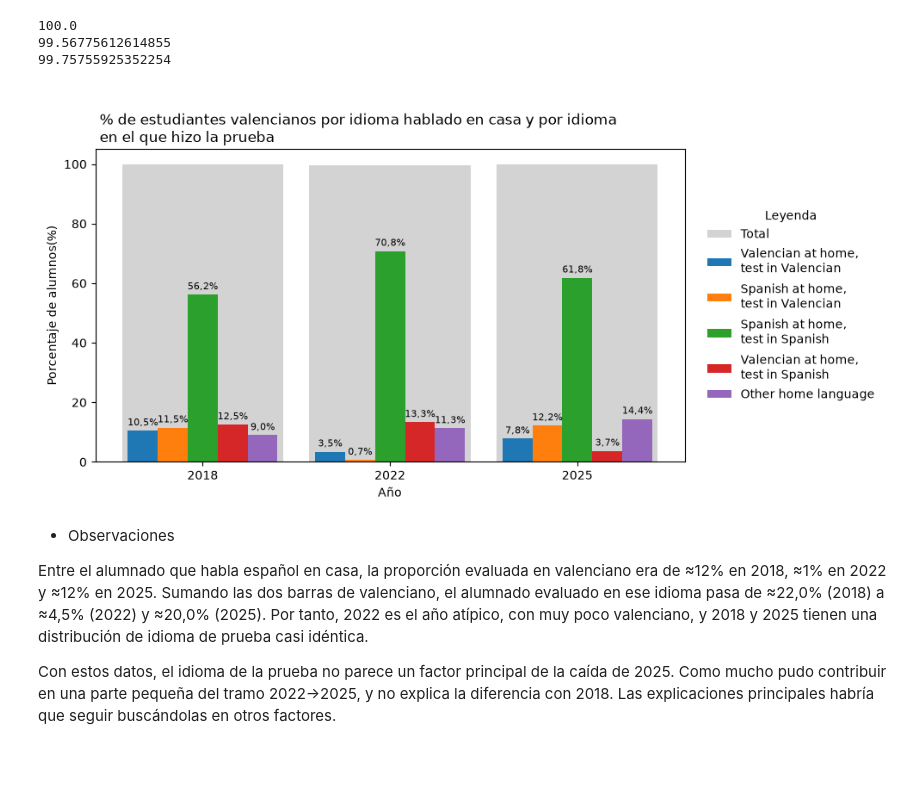
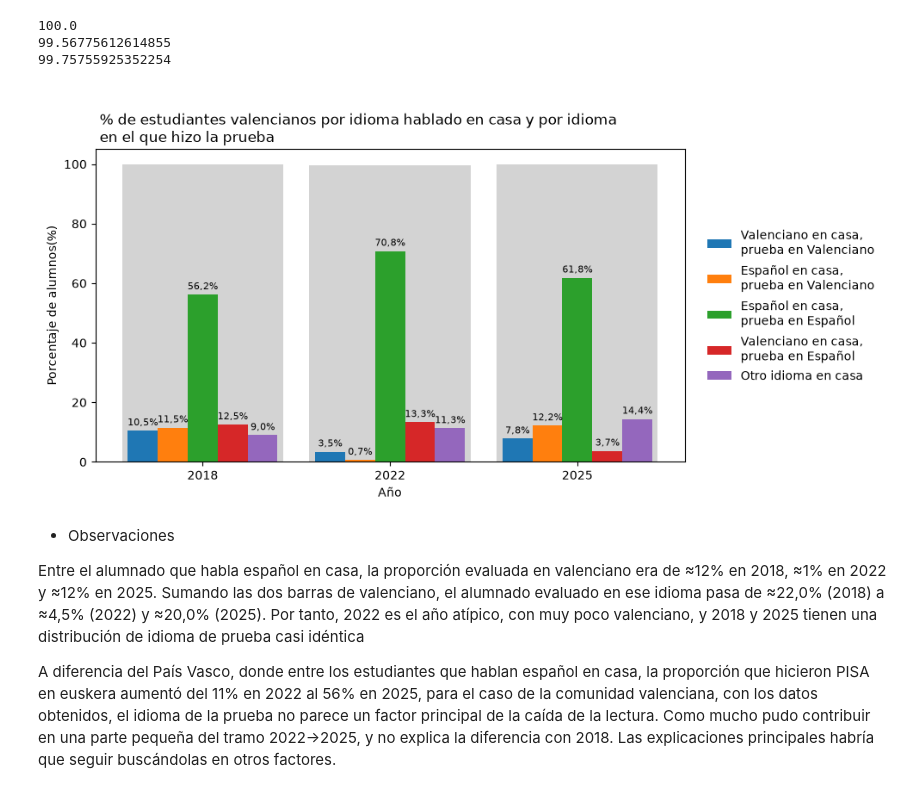
Before and after one commit to PaulitaLull/EDA_PAULA_LULL, a Jupyter notebook: PISA/estudio_idioma.ipynb, the cells around one changed output. Drawn from its saved outputs; the diff is of its cells as text; code cells hidden in the pictures; blank space fills up the shorter version.

```diff
--- a/PISA/estudio_idioma.ipynb
+++ b/PISA/estudio_idioma.ipynb
@@ -134,21 +134,21 @@ data = pd.DataFrame(
             "2025",
         ],
         "sub_category": [
-            'Valencian at home,\ntest in Valencian',
-            'Spanish at home,\ntest in Valencian',
-            'Spanish at home,\ntest in Spanish',
-            'Valencian at home,\ntest in Spanish',
-            'Other home language',
-            'Valencian at home,\ntest in Valencian',
-            'Spanish at home,\ntest in Valencian',
-            'Spanish at home,\ntest in Spanish',
-            'Valencian at home,\ntest in Spanish',
-            'Other home language',
-            'Valencian at home,\ntest in Valencian',
-            'Spanish at home,\ntest in Valencian',
-            'Spanish at home,\ntest in Spanish',
-            'Valencian at home,\ntest in Spanish',
-            'Other home language',
+            'Valenciano en casa,\nprueba en Valenciano',
+            'Español en casa,\nprueba en Valenciano',
+            'Español en casa,\nprueba en Español',
+            'Valenciano en casa,\nprueba en Español',
+            'Otro idioma en casa',
+            'Valenciano en casa,\nprueba en Valenciano',
+            'Español en casa,\nprueba en Valenciano',
+            'Español en casa,\nprueba en Español',
+            'Valenciano en casa,\nprueba en Español',
+            'Otro idioma en casa',
+            'Valenciano en casa,\nprueba en Valenciano',
+            'Español en casa,\nprueba en Valenciano',
+            'Español en casa,\nprueba en Español',
+            'Valenciano en casa,\nprueba en Español',
+            'Otro idioma en casa',
         ],
     }
 )
@@ -161,11 +161,11 @@ data = data.sort_values(["category", "value"], ascending=[True, False])
 pivot_df = data.pivot(index="category", columns="sub_category", values="value")
 
 # CAMBIO 1: orden fijo de las subcategorías (pivot las ordena alfabéticamente)
-orden = ['Valencian at home,\ntest in Valencian',
-         'Spanish at home,\ntest in Valencian',
-         'Spanish at home,\ntest in Spanish',
-         'Valencian at home,\ntest in Spanish',
-         'Other home language']
+orden = ['Valenciano en casa,\nprueba en Valenciano',
+         'Español en casa,\nprueba en Valenciano',
+         'Español en casa,\nprueba en Español',
+         'Valenciano en casa,\nprueba en Español',
+         'Otro idioma en casa']
 pivot_df = pivot_df[orden]
 totals = pivot_df.sum(axis=1)
 
@@ -178,45 +178,45 @@ bar_width = ancho_grupo / n
 x = np.arange(len(pivot_df.index))
 
 # CAMBIO 3: el fondo gris es un poco más ancho que el grupo de barras
-ax.bar(x, totals, width=ancho_grupo + 0.06, color="lightgrey", zorder=0, label="Total")
+ax.bar(x, totals, width=ancho_grupo + 0.06, color="lightgrey", zorder=0)
 
 umbral = 8     # barras con menos de este % llevan la etiqueta encima
 
 for i, sub_cat in enumerate(pivot_df.columns):
     # CAMBIO 4: desplazamiento centrado: (i - (n-1)/2)
     barras= ax.bar(
         x + (i - (n - 1) / 2) * bar_width,
         pivot_df[sub_cat],
         width=bar_width,
         label=sub_cat,
         zorder=1,
     )
     # NUEVO: escribimos el % de cada barra
     for barra, v in zip(barras, pivot_df[sub_cat]):
         texto = f"{v:.1f}%".replace(".", ",")
         cx = barra.get_x() + barra.get_width() / 2
         ax.text(cx, v + 1, texto, ha="center", va="bottom",
                 fontsize=8, color="black", zorder=2)
 
 ax.set_xlabel("Año")
 ax.set_ylabel("Porcentaje de alumnos(%)")
 ax.set_title(f" \n % de estudiantes valencianos por idioma hablado en casa y por idioma \n en el que hizo la prueba ", loc="left")
 ax.set_xticks(x)
 ax.set_xticklabels(pivot_df.index)
 
 # CAMBIO 5: leyenda fuera del gráfico, a la derecha
-ax.legend(title="Leyenda", loc="center left", bbox_to_anchor=(1.02, 0.5), frameon=False)
+ax.legend( loc="center left", bbox_to_anchor=(1.02, 0.5), frameon=False)
 
 fig.tight_layout()
 plt.savefig("imgs/grafico_idioma.png", dpi=200, bbox_inches="tight")
 plt.show()
 # %% [output]
-[figure, old version]
+[figure, new version]
 # %% [markdown]
 - Observaciones
 
 Entre el alumnado que habla español en casa, la proporción evaluada en valenciano era de ≈12% en 2018, ≈1% en 2022 y ≈12% en 2025.
 Sumando las dos barras de valenciano, el alumnado evaluado en ese idioma pasa de ≈22,0% (2018) a ≈4,5% (2022) y ≈20,0% (2025).
-Por tanto, 2022 es el año atípico, con muy poco valenciano, y 2018 y 2025 tienen una distribución de idioma de prueba casi idéntica.
+Por tanto, 2022 es el año atípico, con muy poco valenciano, y 2018 y 2025 tienen una distribución de idioma de prueba casi idéntica
 
-Con estos datos, el idioma de la prueba no parece un factor principal de la caída de 2025. Como mucho pudo contribuir en una parte pequeña del tramo 2022→2025, y no explica la diferencia con 2018. Las explicaciones principales habría que seguir buscándolas en otros factores.
+A diferencia del País Vasco, donde entre los estudiantes que hablan español en casa, la proporción que hicieron PISA en euskera aumentó del 11% en 2022 al 56% en 2025, para el caso de la comunidad valenciana, con los datos obtenidos, el idioma de la prueba no parece un factor principal de la caída de la lectura. Como mucho pudo contribuir en una parte pequeña del tramo 2022→2025, y no explica la diferencia con 2018. Las explicaciones principales habría que seguir buscándolas en otros factores.
```
Also changed, not shown: 9 other files.
